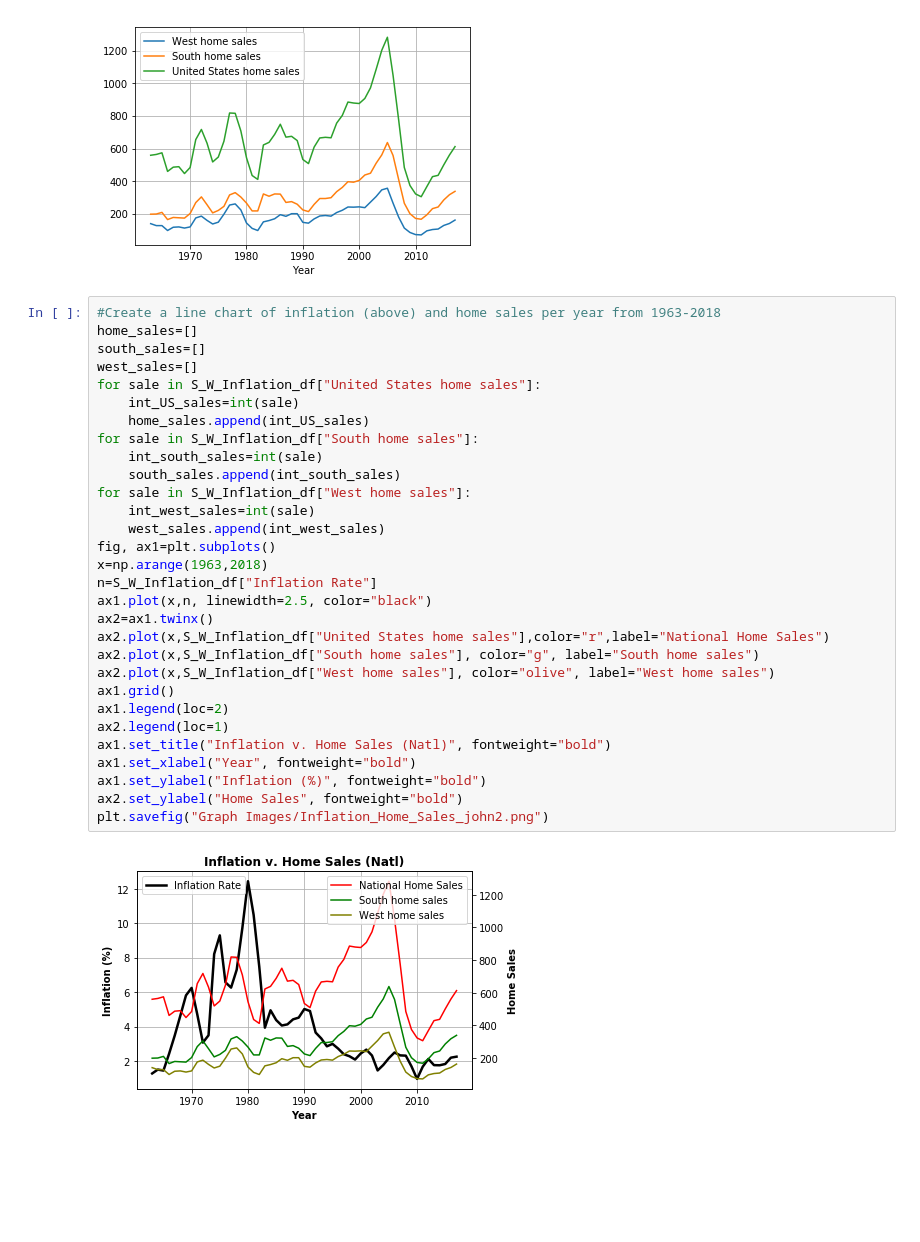
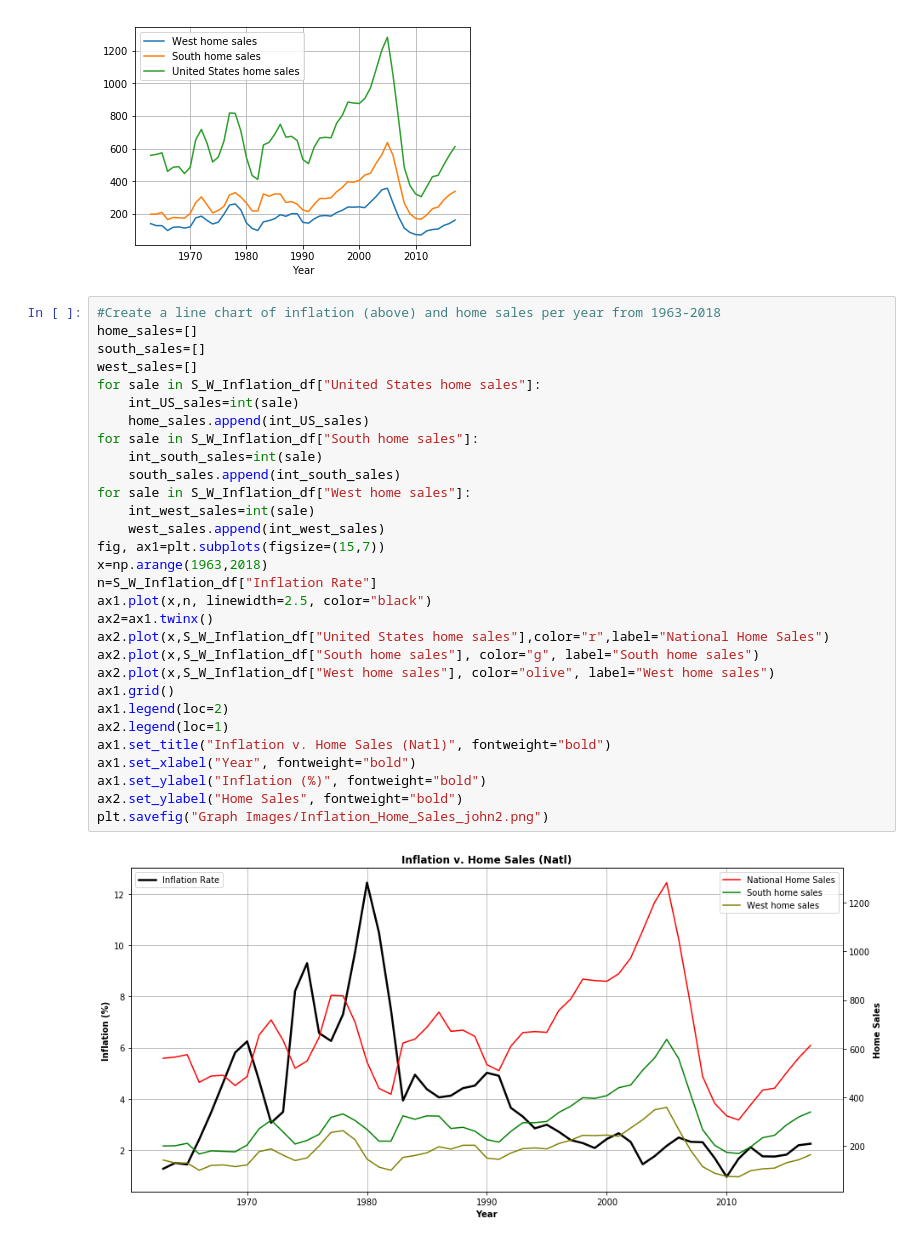
Before and after one commit to CarlosCocuy/ProjectRepo, a Jupyter notebook: data_cleaning_fed_funds.ipynb, the cells around one changed output. Cells and saved outputs as stored; diff of their text form; blank space fills up the shorter version.

Commit message:
graph size

```diff
--- a/data_cleaning_fed_funds.ipynb
+++ b/data_cleaning_fed_funds.ipynb
@@ -86,35 +86,35 @@ plt.grid()
 # %%
 #Create a line chart of inflation (above) and home sales per year from 1963-2018
 home_sales=[]
 south_sales=[]
 west_sales=[]
 for sale in S_W_Inflation_df["United States home sales"]:
     int_US_sales=int(sale)
     home_sales.append(int_US_sales)
 for sale in S_W_Inflation_df["South home sales"]:
     int_south_sales=int(sale)
     south_sales.append(int_south_sales)
 for sale in S_W_Inflation_df["West home sales"]:
     int_west_sales=int(sale)
     west_sales.append(int_west_sales)
-fig, ax1=plt.subplots()
+fig, ax1=plt.subplots(figsize=(15,7))
 x=np.arange(1963,2018)
 n=S_W_Inflation_df["Inflation Rate"]
 ax1.plot(x,n, linewidth=2.5, color="black")
 ax2=ax1.twinx()
 ax2.plot(x,S_W_Inflation_df["United States home sales"],color="r",label="National Home Sales")
 ax2.plot(x,S_W_Inflation_df["South home sales"], color="g", label="South home sales")
 ax2.plot(x,S_W_Inflation_df["West home sales"], color="olive", label="West home sales")
 ax1.grid()
 ax1.legend(loc=2)
 ax2.legend(loc=1)
 ax1.set_title("Inflation v. Home Sales (Natl)", fontweight="bold")
 ax1.set_xlabel("Year", fontweight="bold")
 ax1.set_ylabel("Inflation (%)", fontweight="bold")
 ax2.set_ylabel("Home Sales", fontweight="bold")
 plt.savefig("Graph Images/Inflation_Home_Sales_john2.png")
 # %% [output]
-[figure, old version]
+[figure, new version]
 # %%
 # Plot Inflation rate Vs National Home Sales
 home_sales=[]
```
Also changed, not shown: parts of 3 cells of this notebook, 4 other files.
